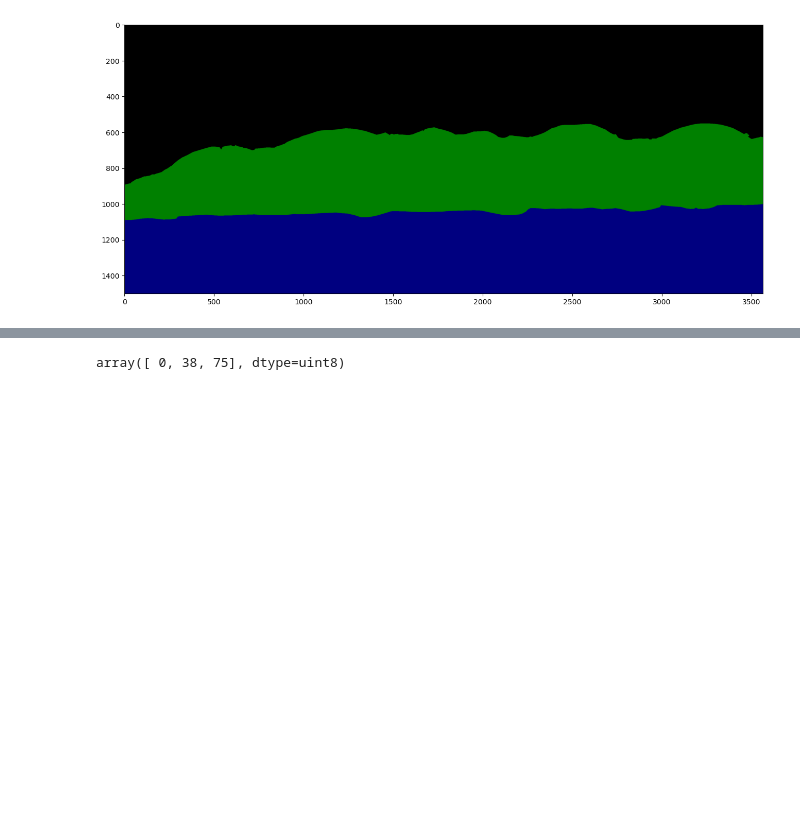
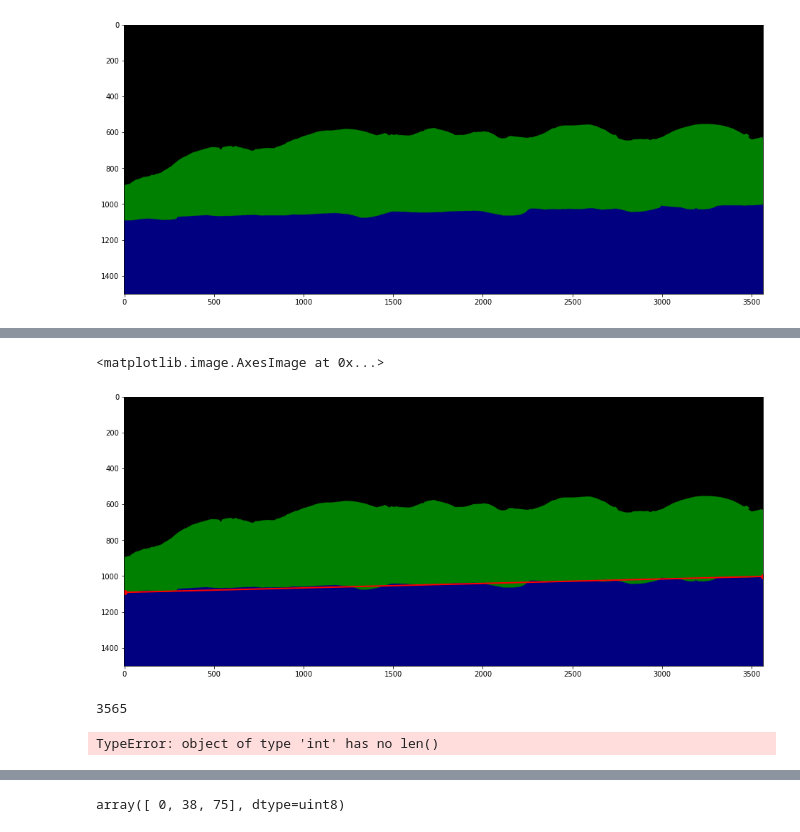
Before and after one commit to arshanabbas/Code-FabianTask3, a Jupyter notebook: test.ipynb, the cells around one changed output, grey strips where cells are left out. Saved outputs shown, nothing was run; the diff lists cells and outputs as text; code cells hidden in the pictures; blank space fills up the shorter version.

```diff
--- a/test.ipynb
+++ b/test.ipynb
@@ -17,0 +68,20 @@ image = cv2.cvtColor(image_original, cv2.COLOR_BGR2GRAY)
+# %%
+image = cv2.cvtColor(image_original, cv2.COLOR_BGR2GRAY)
+
+bottom_image = image == 38
+
+cols =[1,-1]
+
+start = np.where(bottom_image[:,cols[0]] == True)[0][0]
+end = np.where(bottom_image[:,cols[1]] == True)[0][0]
+
+fig = plt.figure(figsize=(16, 12))  # Adjust the numbers as needed
+plt.plot([cols[0], 3564], [start, end], marker='o', linestyle='-', linewidth=2, color='red')
+plt.imshow(image_original, cmap='gray')
+# %% [output]
+<matplotlib.image.AxesImage at 0x...>
+[figure, added]
+# %%
+bottom_image.shape[1]
+# %% [output]
+3565
@@ -17,0 +98,4 @@ image = cv2.cvtColor(image_original, cv2.COLOR_BGR2GRAY)
+# %%
+range(len(bottom_image.shape[1]))
+# %% [output]
+TypeError: object of type 'int' has no len()
```
Also changed, not shown: parts of 60 cells of this notebook.
